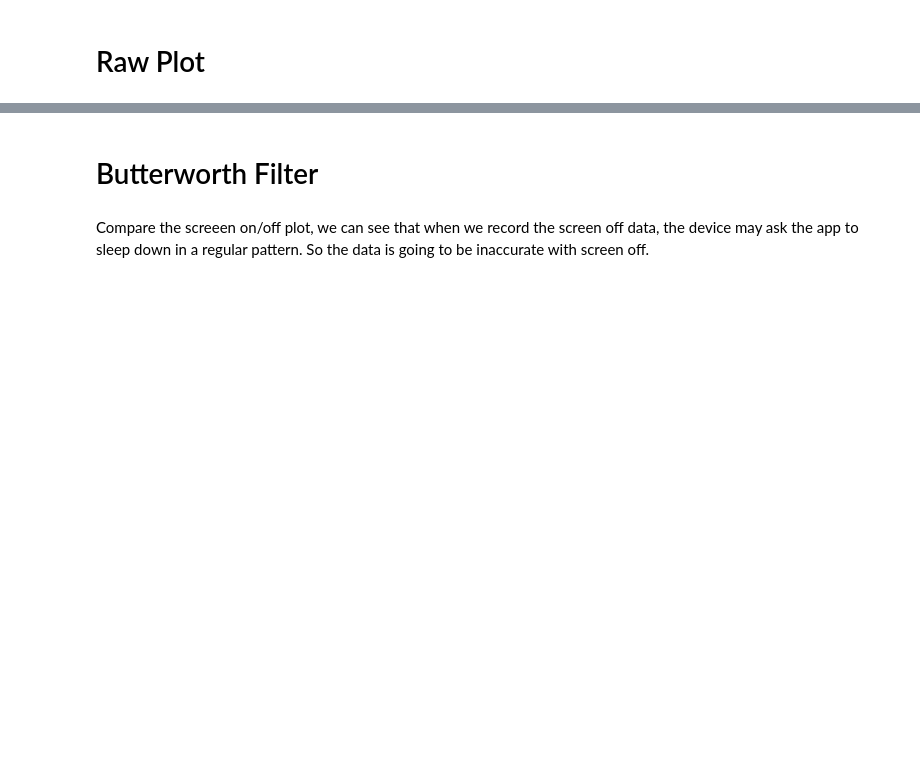
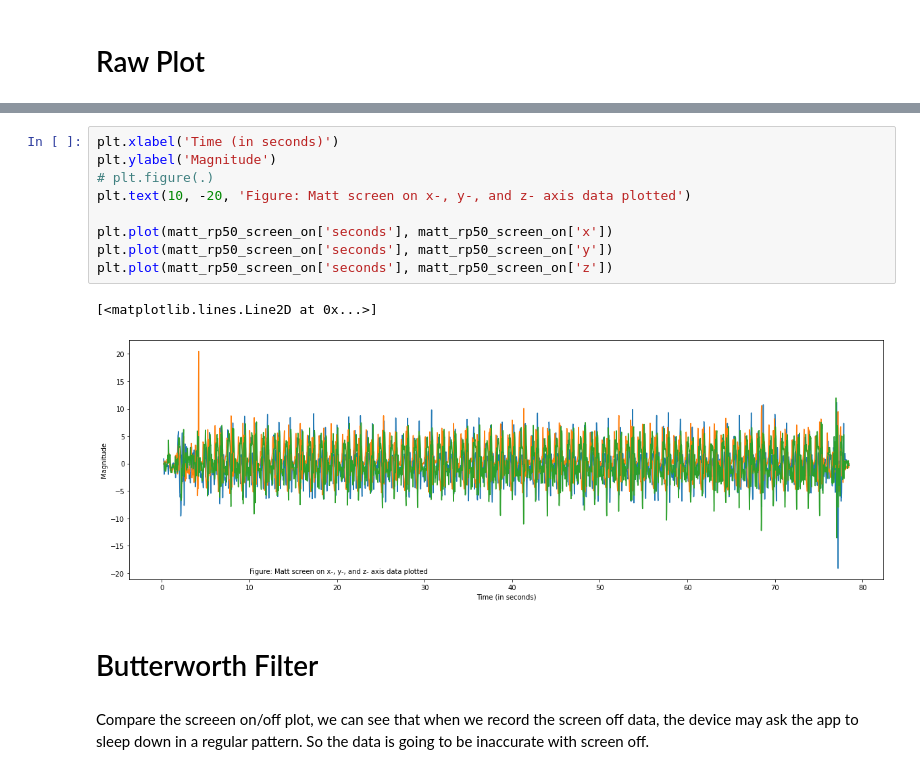
Before and after one commit to asd881018/Sensors-Noise-and-Walking-Human-Activity-Analysis, a Jupyter notebook: screen_onoff.ipynb, the cells around one changed output, grey strips where cells are left out. Saved outputs shown, nothing was run; the diff lists cells and outputs as text; blank space fills up the shorter version.

```diff
--- a/screen_onoff.ipynb
+++ b/screen_onoff.ipynb
@@ -67,3 +87,15 @@ ax[1].plot(matt_rp50_screen_on['seconds'], matt_rp50_screen_on['z'])
+# %%
+plt.xlabel('Time (in seconds)')
+plt.ylabel('Magnitude')
+# plt.figure(.)
+plt.text(10, -20, 'Figure: Matt screen on x-, y-, and z- axis data plotted')
+
+plt.plot(matt_rp50_screen_on['seconds'], matt_rp50_screen_on['x'])
+plt.plot(matt_rp50_screen_on['seconds'], matt_rp50_screen_on['y'])
+plt.plot(matt_rp50_screen_on['seconds'], matt_rp50_screen_on['z'])
+# %% [output]
+[<matplotlib.lines.Line2D at 0x...>]
+[figure, added]
 # %% [markdown]
 # Butterworth Filter
 # %% [markdown]
```
Also changed, not shown: parts of 6 cells of this notebook, 1 other file.
